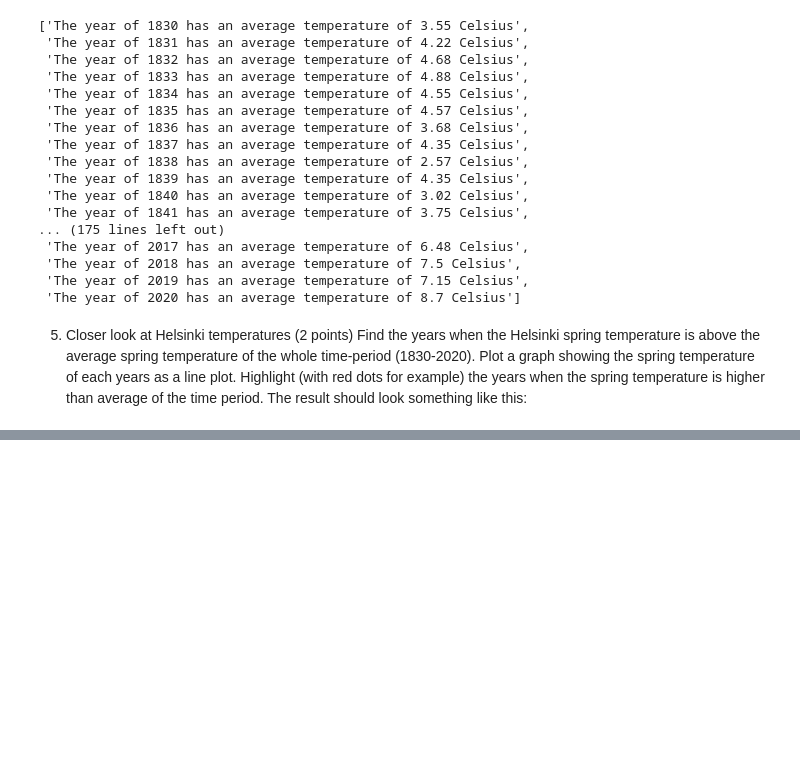
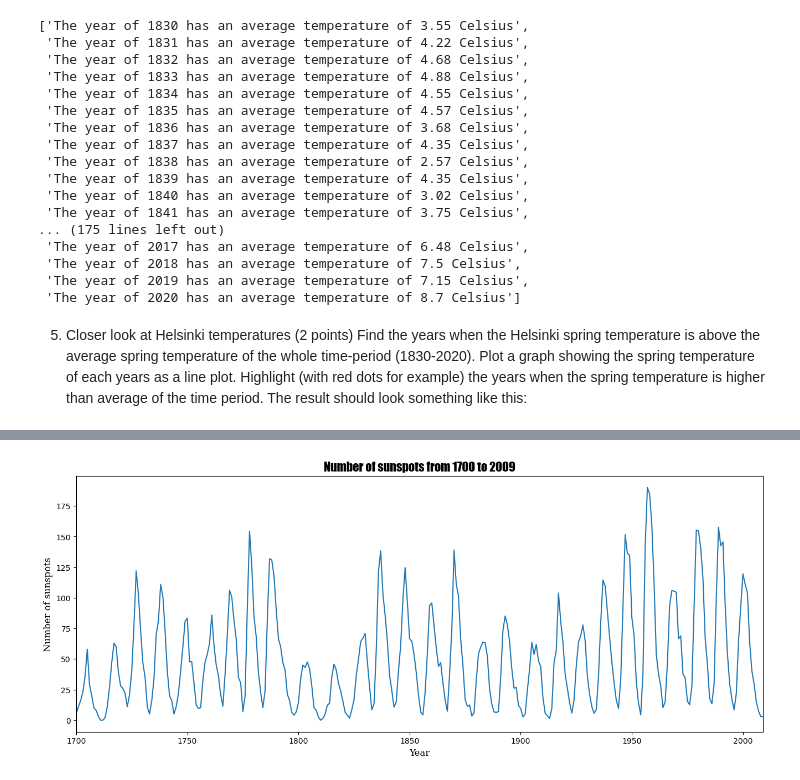
Before and after one commit to rg450318262/2023_courses, a Jupyter notebook: Python/Coursework4.ipynb, the cells around one changed output, grey strips where cells are left out. Saved outputs shown, nothing was run; the diff lists cells and outputs as text; code cells hidden in the pictures; blank space fills up the shorter version.

```diff
--- a/Python/Coursework4.ipynb
+++ b/Python/Coursework4.ipynb
@@ -129,0 +197,39 @@ temp_springmean = np.mean(temp["HelsinkiSpring"])
+# %%
+# a function to read the yearly.txt file and return two lists of years and sunspots as well as a plot of data
+def read_sunspots(filename):
+    values_list = []
+    with open("data/yearly.txt", 'r') as file:
+        for line in file:
+            values = line.split()
+            values_list.append(values)
+
+    year_list = []
+    count_list = []
+
+    for k in range(len(values_list)):
+        for i in range(len(values_list[k])):
+            if i % 2 == 0:
+                year = int(values_list[k][i])
+                year_list.append(year)
+            else:
+                count = float(values_list[k][i])
+                count_list.append(count)
+    year_list = np.array(year_list)
+    count_list = np.array(count_list)
+
+    order = np.argsort(year_list)
+
+    year_list_order = year_list[order]
+    count_list_order = count_list[order]
+
+    plt.figure(figsize=(16, 6))
+    plt.plot(year_list_order, count_list_order)
+    plt.xlabel("Year", fontdict=font2)
+    plt.ylabel("Number of sunspots", fontdict=font2)
+    plt.title(f"Number of sunspots from {min(year_list_order)} to {max(year_list_order)}", fontdict=font1)
+    plt.xlim(min(year_list_order), max(year_list_order))
+# %%
+# test function
+read_sunspots("data/yearly.txt")
+# %% [output]
+[figure, added]
```
Also changed, not shown: parts of 7 cells of this notebook, 2 other files.
